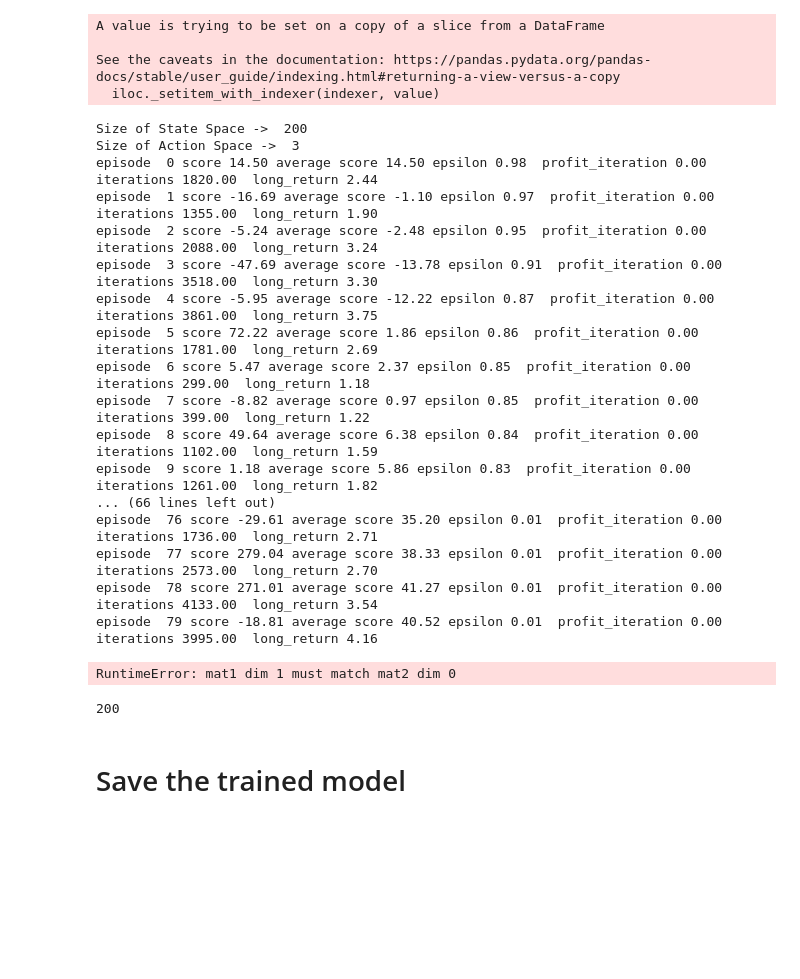
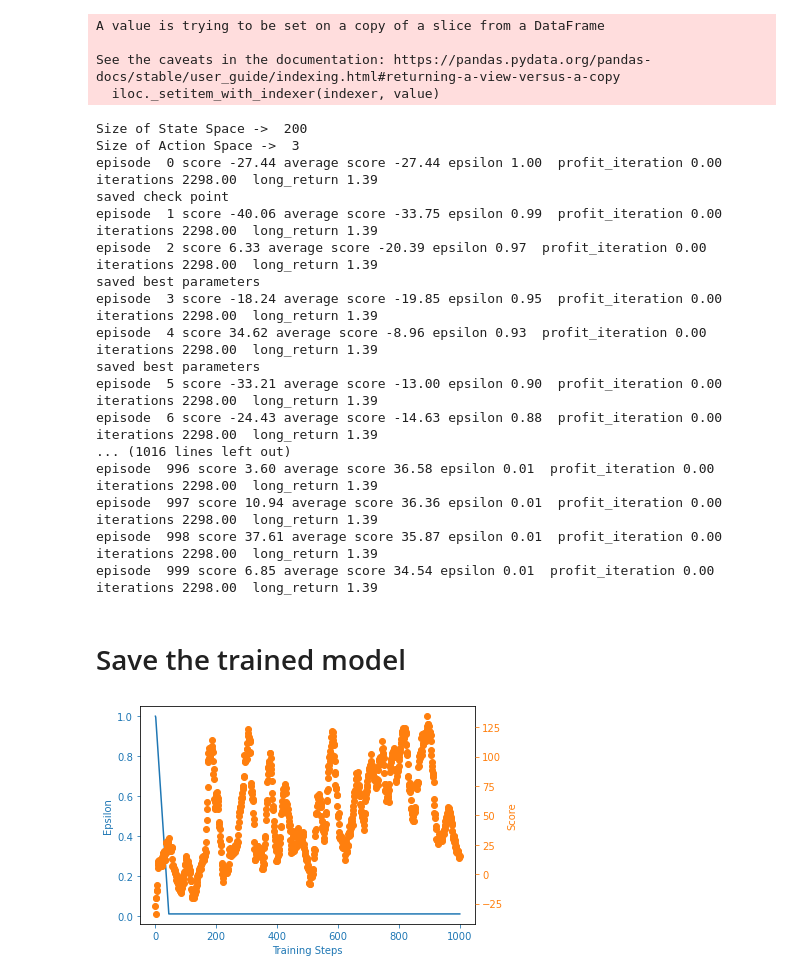
Before and after one commit to RWTHsniper/projects, a Jupyter notebook: practices/reinforcement learning/stock_env/Phil-deepQ6.ipynb, the cells around one changed output. Drawn from its saved outputs; the diff is of its cells as text; code cells hidden in the pictures; blank space fills up the shorter version.

```diff
--- a/practices/reinforcement learning/stock_env/Phil-deepQ6.ipynb
+++ b/practices/reinforcement learning/stock_env/Phil-deepQ6.ipynb
@@ -21,7 +21,7 @@ class DeepQNetwork(nn.Module):
     n_actions : int
         the number of actions
     """
-    def __init__(self, lr, input_dims, fc1_dims, fc2_dims, n_actions, weight_decay=1e-5,p=0.5):
+    def __init__(self, lr, input_dims, fc1_dims, fc2_dims, n_actions, weight_decay=1e-5, p=0.1):
         super(DeepQNetwork, self).__init__()
         self.input_dims = input_dims
         self.fc1_dims = fc1_dims
@@ -32,7 +32,7 @@ class DeepQNetwork(nn.Module):
         self.fc3 = nn.Linear(self.fc2_dims, self.n_actions)
         self.dropout = nn.Dropout(p)
         self.optimizer = optim.Adam(self.parameters(), lr=lr, weight_decay=weight_decay)
-#        self.loss = nn.MSELoss()
+        self.loss = nn.MSELoss()
         self.loss = nn.SmoothL1Loss() # Huber loss
         self.device = T.device('cuda:0' if T.cuda.is_available() else 'cpu')
         self.to(self.device)
@@ -91,6 +91,7 @@ class Agent():
         if self.mem_cntr < self.batch_size:
             return
 
+        self.Q_eval.train()
         self.Q_eval.optimizer.zero_grad()
 
         max_mem = min(self.mem_cntr, self.mem_size)
@@ -114,6 +115,7 @@ class Agent():
 
         loss = self.Q_eval.loss(q_target, q_eval).to(self.Q_eval.device)
         loss.backward()
+        T.nn.utils.clip_grad_norm_(self.Q_eval.parameters(), 1.0) # gradient clip
         self.Q_eval.optimizer.step()
 
         self.epsilon = self.epsilon - self.eps_dec if self.epsilon > self.eps_min else self.eps_min
@@ -122,23 +124,28 @@ class Agent():
 #from env2 import TradingSPYEnv
 from env6 import TradingSPYEnv
 import numpy as np
-env = TradingSPYEnv(init_invest=100.0, sma_len=[5,10,15,20,25])
+import os
+state_dict_path = os.path.join(os.getcwd(),'test6.pth')
+best_state_dict_path = os.path.join(os.getcwd(),'best6.pth')
+env = TradingSPYEnv(init_invest=100.0, sma_len=[5,10,15,20,25],train_test_split=0.5)
 #num_states = len(env.reset())
-num_states = env.reset().shape[0]
+num_states = env.reset(50).shape[0]
 print("Size of State Space ->  {}".format(num_states))
 num_actions = env.action_space.n
 print("Size of Action Space ->  {}".format(num_actions))
 
-agent = Agent(gamma=0.99, epsilon=1.0, batch_size=64, n_actions=num_actions, eps_end=0.01, input_dims = [num_states], lr=0.003,
+agent = Agent(gamma=0.99, epsilon=1.0, batch_size=4096, n_actions=num_actions, eps_end=0.01, input_dims = [num_states], lr=0.0003,
               weight_decay=1e-5)
+#agent.Q_eval.load_state_dict(T.load(state_dict_path))
 scores, eps_history = [], []
 n_games = 1000
+max_score = 0.0
 
 
 for i in range(n_games):
     score = 0.0
     done = False
-    observation = env.reset()
+    observation = env.reset(50)
     while not done:
         action = agent.choose_action(observation)
         observation_, reward, done, info = env.step(action)
@@ -159,6 +166,14 @@ for i in range(n_games):
          'iterations %.2f ' % info['iterations'],
          'long_return %.2f ' % info['long_return']
          )
+
+    if i % 50 == 0:
+        T.save(agent.Q_eval.state_dict(), state_dict_path)
+        print("saved check point")
+    if score > max_score:
+        max_score = score
+        T.save(agent.Q_eval.state_dict(), best_state_dict_path)
+        print("saved best parameters")
 # %% [output]
 A value is trying to be set on a copy of a slice from a DataFrame
 
@@ -166,26 +181,21 @@ See the caveats in the documentation: https://pandas.pydata.org/pandas-docs/stab
   iloc._setitem_with_indexer(indexer, value)
 Size of State Space ->  200
 Size of Action Space ->  3
-episode  0 score 14.50 average score 14.50 epsilon 0.98  profit_iteration 0.00  iterations 1820.00  long_return 2.44
-episode  1 score -16.69 average score -1.10 epsilon 0.97  profit_iteration 0.00  iterations 1355.00  long_return 1.90
-episode  2 score -5.24 average score -2.48 epsilon 0.95  profit_iteration 0.00  iterations 2088.00  long_return 3.24
-episode  3 score -47.69 average score -13.78 epsilon 0.91  profit_iteration 0.00  iterations 3518.00  long_return 3.30
-episode  4 score -5.95 average score -12.22 epsilon 0.87  profit_iteration 0.00  iterations 3861.00  long_return 3.75
-episode  5 score 72.22 average score 1.86 epsilon 0.86  profit_iteration 0.00  iterations 1781.00  long_return 2.69
-episode  6 score 5.47 average score 2.37 epsilon 0.85  profit_iteration 0.00  iterations 299.00  long_return 1.18
-episode  7 score -8.82 average score 0.97 epsilon 0.85  profit_iteration 0.00  iterations 399.00  long_return 1.22
-episode  8 score 49.64 average score 6.38 epsilon 0.84  profit_iteration 0.00  iterations 1102.00  long_return 1.59
-episode  9 score 1.18 average score 5.86 epsilon 0.83  profit_iteration 0.00  iterations 1261.00  long_return 1.82
-... (66 lines left out)
-episode  76 score -29.61 average score 35.20 epsilon 0.01  profit_iteration 0.00  iterations 1736.00  long_return 2.71
-episode  77 score 279.04 average score 38.33 epsilon 0.01  profit_iteration 0.00  iterations 2573.00  long_return 2.70
-episode  78 score 271.01 average score 41.27 epsilon 0.01  profit_iteration 0.00  iterations 4133.00  long_return 3.54
-episode  79 score -18.81 average score 40.52 epsilon 0.01  profit_iteration 0.00  iterations 3995.00  long_return 4.16
+episode  0 score -27.44 average score -27.44 epsilon 1.00  profit_iteration 0.00  iterations 2298.00  long_return 1.39
+saved check point
+episode  1 score -40.06 average score -33.75 epsilon 0.99  profit_iteration 0.00  iterations 2298.00  long_return 1.39
+episode  2 score 6.33 average score -20.39 epsilon 0.97  profit_iteration 0.00  iterations 2298.00  long_return 1.39
+saved best parameters
+episode  3 score -18.24 average score -19.85 epsilon 0.95  profit_iteration 0.00  iterations 2298.00  long_return 1.39
+episode  4 score 34.62 average score -8.96 epsilon 0.93  profit_iteration 0.00  iterations 2298.00  long_return 1.39
+saved best parameters
+episode  5 score -33.21 average score -13.00 epsilon 0.90  profit_iteration 0.00  iterations 2298.00  long_return 1.39
+episode  6 score -24.43 average score -14.63 epsilon 0.88  profit_iteration 0.00  iterations 2298.00  long_return 1.39
+... (1016 lines left out)
+episode  996 score 3.60 average score 36.58 epsilon 0.01  profit_iteration 0.00  iterations 2298.00  long_return 1.39
+episode  997 score 10.94 average score 36.36 epsilon 0.01  profit_iteration 0.00  iterations 2298.00  long_return 1.39
+episode  998 score 37.61 average score 35.87 epsilon 0.01  profit_iteration 0.00  iterations 2298.00  long_return 1.39
+episode  999 score 6.85 average score 34.54 epsilon 0.01  profit_iteration 0.00  iterations 2298.00  long_return 1.39
-RuntimeError: mat1 dim 1 must match mat2 dim 0
-# %%
-len(env._get_observation())
-# %% [output]
-200
 # %% [markdown]
 # Save the trained model
 # %%
@@ -193,10 +204,11 @@ state_dict_path = os.path.join(os.getcwd(),'test.pth')
 T.save(agent.Q_eval.state_dict(), state_dict_path)
 # %%
 from utils import plot_learning_curve
-import os
 x = [i+1 for i in range(n_games)]
-filename = 'lunar_lander_2020.png'
+filename = 'stock_env6.png'
 plot_learning_curve(x, scores, eps_history, filename)
+# %% [output]
+[figure, added]
 # %%
 import matplotlib.pyplot as plt
 plt.scatter(np.arange(len(agent.action_memory)),agent.action_memory)
```
Also changed, not shown: parts of 8 cells of this notebook, 8 other files.
